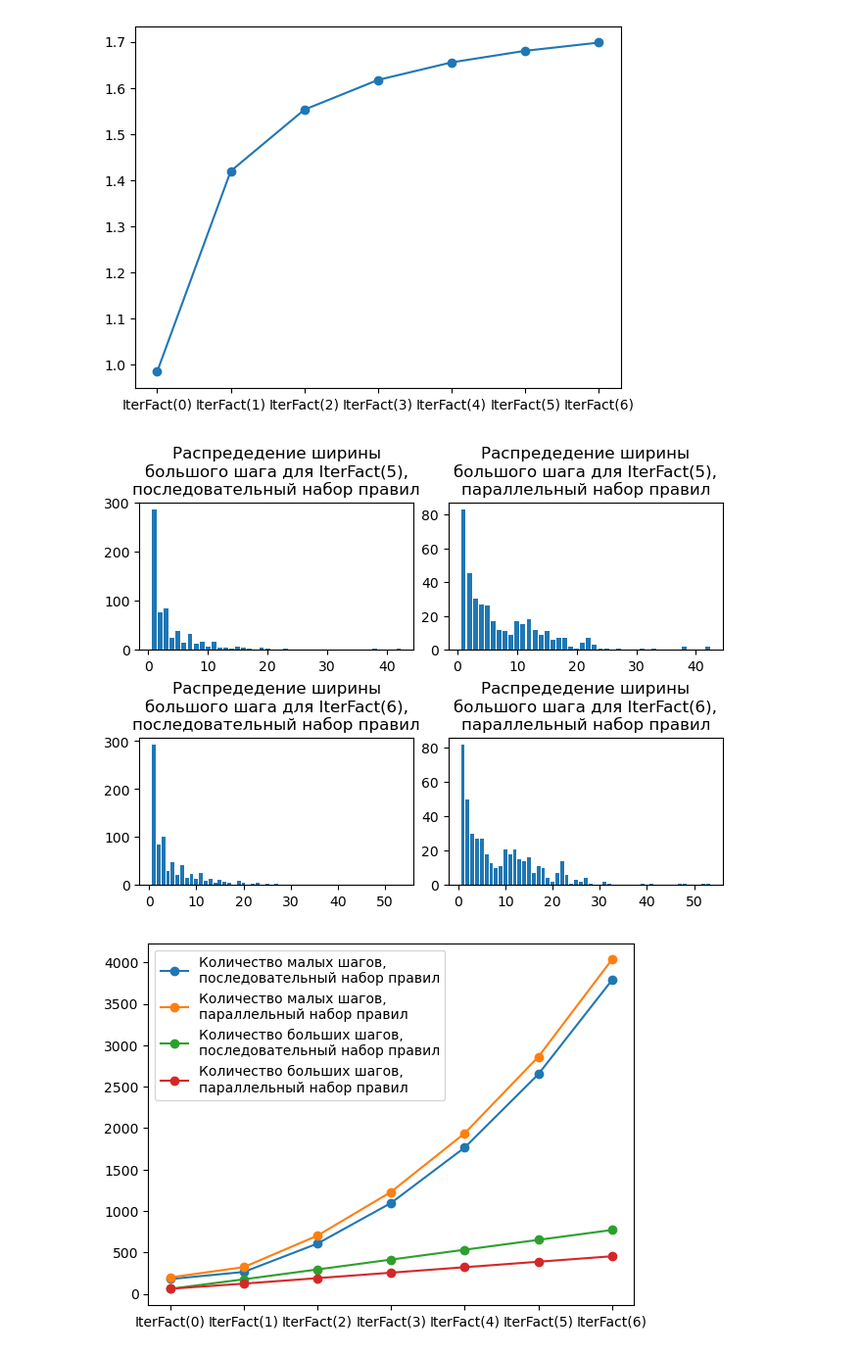
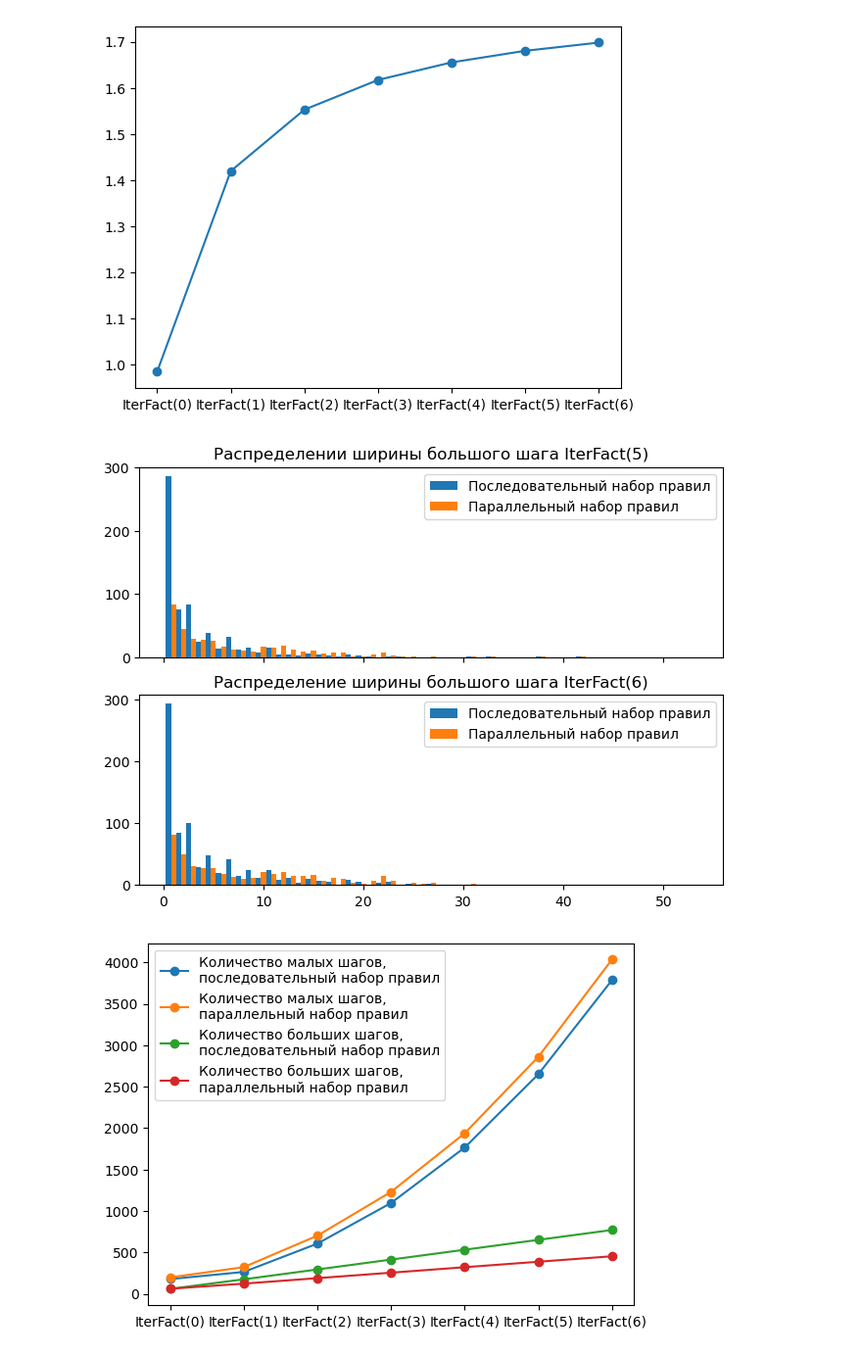
Before and after one commit to WoWaster/documents, a Jupyter notebook: reports/bachelor-thesis/figures/inets_analysis.ipynb, the cells around one changed output. Shown at 98% size. Saved outputs shown, nothing was run; the diff lists cells and outputs as text; code cells hidden in the pictures.

```diff
--- a/reports/bachelor-thesis/figures/inets_analysis.ipynb
+++ b/reports/bachelor-thesis/figures/inets_analysis.ipynb
@@ -45,21 +45,52 @@ facSixHistoryCounts = facSixHistory[0].value_counts()
 facSixParallelHistory = pd.DataFrame([5,6,8,6,8,5,3,1,2,2,1,1,1,1,1,1,2,4,4,2,2,2,2,3,5,10,15,22,31,41,48,53,52,47,39,25,10,2,2,2,2,2,1,1,1,1,1,2,4,7,11,11,10,6,3,3,3,4,4,4,3,3,3,3,4,6,6,5,3,3,3,4,5,4,3,3,3,4,4,4,5,4,2,2,2,2,2,2,2,2,1,1,1,1,1,1,1,1,1,1,1,1,1,1,1,1,1,2,4,7,11,11,10,10,13,13,12,14,11,8,6,4,3,3,4,6,6,5,3,3,3,4,5,4,5,5,5,6,5,4,5,6,8,8,7,9,8,6,5,3,1,1,1,1,1,1,1,1,1,1,1,1,1,1,1,1,1,2,4,7,11,11,10,10,13,13,12,14,15,18,16,15,17,14,12,12,8,5,3,3,3,4,5,4,5,5,5,6,5,6,7,8,10,9,7,9,10,12,11,10,12,11,9,7,3,1,1,1,1,1,1,1,1,1,1,1,1,2,4,7,11,11,10,10,13,13,12,14,15,18,16,15,17,18,22,22,21,23,18,15,12,7,5,4,5,5,5,6,5,6,7,8,10,9,9,11,12,14,12,10,12,13,15,13,12,16,15,13,10,4,1,1,1,1,1,1,1,2,4,7,11,11,10,10,13,13,12,14,15,18,16,15,17,18,22,22,21,23,22,25,22,22,27,23,21,17,9,6,5,6,7,8,10,9,9,11,12,14,12,12,14,15,17,14,12,16,17,19,16,15,20,19,17,13,5,1,1,2,4,7,11,11,10,10,13,13,12,14,15,18,16,15,17,18,22,22,21,23,22,25,22,22,27,27,31,27,26,32,28,26,22,13,10,9,9,11,12,14,12,12,14,15,17,14,14,18,19,21,17,15,20,21,23,19,18,24,23,21,17,6,1,1,1,1,1,2,3,1,1,1,1,1,2,3,2,3,3,3,2,1,2,2,2,2,1,2,2,2,2,1,2,2,2,2,1,2,2,2,2,1,2,2,2,2])
 facSixParallelHistoryCounts = facSixParallelHistory[0].value_counts()
 
-fig, ((ax1, ax2), (ax3, ax4)) = plt.subplots(2, 2, layout='constrained')
+# fig, ((ax1, ax2), (ax3, ax4)) = plt.subplots(2, 2, layout='constrained')
 
-ax1.bar(factFiveHistoryCounts.index, factFiveHistoryCounts.values)
-ax1.set_title("Распредедение ширины\nбольшого шага для IterFact(5),\nпоследовательный набор правил")
-ax2.bar(factFiveParallelHistoryCounts.index, factFiveParallelHistoryCounts.values)
-ax2.set_title("Распредедение ширины\nбольшого шага для IterFact(5),\nпараллельный набор правил")
-ax3.bar(facSixHistoryCounts.index, facSixHistoryCounts.values)
-ax3.set_title("Распредедение ширины\nбольшого шага для IterFact(6),\nпоследовательный набор правил")
-ax4.bar(facSixParallelHistoryCounts.index, facSixParallelHistoryCounts.values)
-ax4.set_title("Распредедение ширины\nбольшого шага для IterFact(6),\nпараллельный набор правил")
+# ax1.bar(factFiveHistoryCounts.index, factFiveHistoryCounts.values)
+# ax1.set_title("Распредедение ширины\nбольшого шага для IterFact(5),\nпоследовательный набор правил")
+# ax2.bar(factFiveParallelHistoryCounts.index, factFiveParallelHistoryCounts.values)
+# ax2.set_title("Распредедение ширины\nбольшого шага для IterFact(5),\nпараллельный набор правил")
+# ax3.bar(facSixHistoryCounts.index, facSixHistoryCounts.values)
+# ax3.set_title("Распредедение ширины\nбольшого шага для IterFact(6),\nпоследовательный набор правил")
+# ax4.bar(facSixParallelHistoryCounts.index, facSixParallelHistoryCounts.values)
+# ax4.set_title("Распредедение ширины\nбольшого шага для IterFact(6),\nпараллельный набор правил")
 
-pdf.savefig()
-plt.show()
+# pdf.savefig()
+# plt.show()
-# %% [output]
-[figure, removed]
+# %%
+# pdf = PdfPages("Figures4.pdf")
+
+fig, (ax1, ax2) = plt.subplots(2, 1, layout='constrained', sharex=True)
+width = 1 / 2  # the width of the bars
+
+counter = -1
+ax1.bar(factFiveHistoryCounts.index + (counter * width), factFiveHistoryCounts.values, width, label="Последовательный набор правил")
+counter += 1
+ax1.bar(factFiveParallelHistoryCounts.index + (counter * width) , factFiveParallelHistoryCounts.values, width, label="Параллельный набор правил")
+
+ax1.set_title('Распределении ширины большого шага IterFact(5)')
+
+counter = -1
+ax2.bar(facSixHistoryCounts.index + (counter * width), facSixHistoryCounts.values, width, label="Последовательный набор правил")
+counter += 1
+ax2.bar(facSixParallelHistoryCounts.index + (counter * width), facSixParallelHistoryCounts.values, width, label="Параллельный набор правил")
+
+ax2.set_title('Распределение ширины большого шага IterFact(6)')
+
+ax1.legend()
+ax2.legend()
+
+# ax1.set_yscale('log')
+# ax2.set_yscale('log')
+# plt.xscale('log')
+
+pdf.savefig()
+# pdf.close()
+
+plt.show()
+# %% [output]
+[figure, added]
 # %%
 facts_total_1 = list(map(lambda x: x[0], facts_total))
 facts_total_2 = list(map(lambda x: x[1], facts_total))
```
Also changed, not shown: 14 other files.
